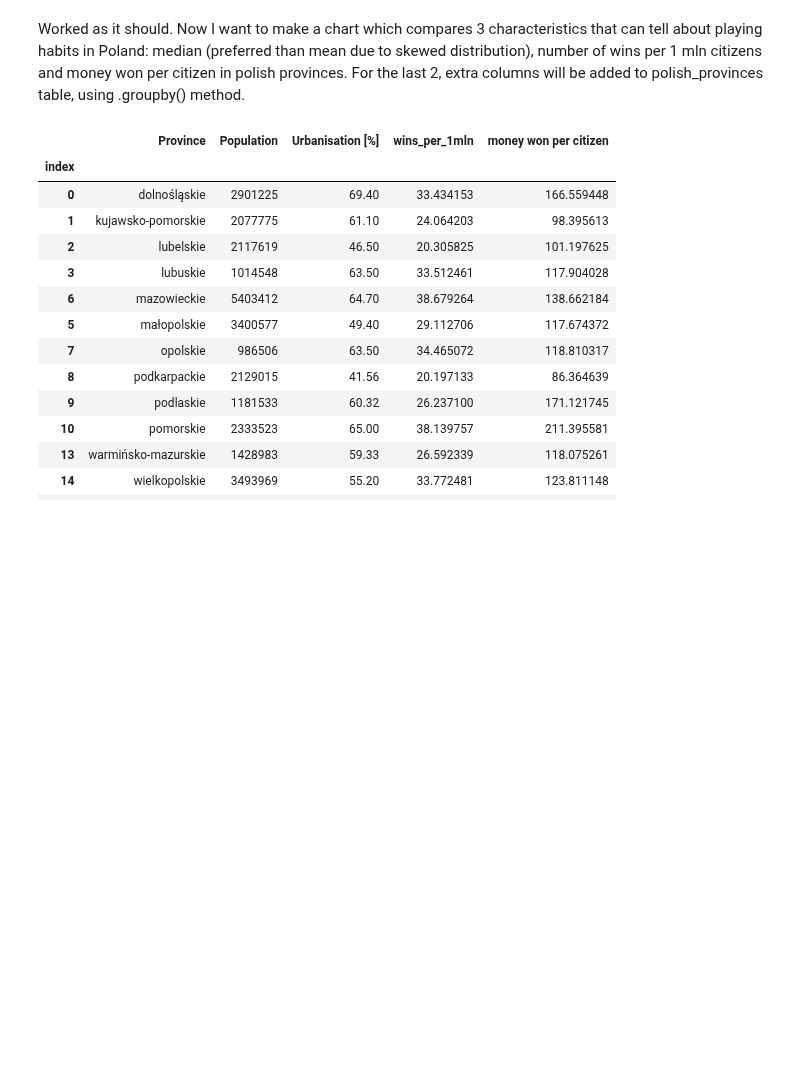
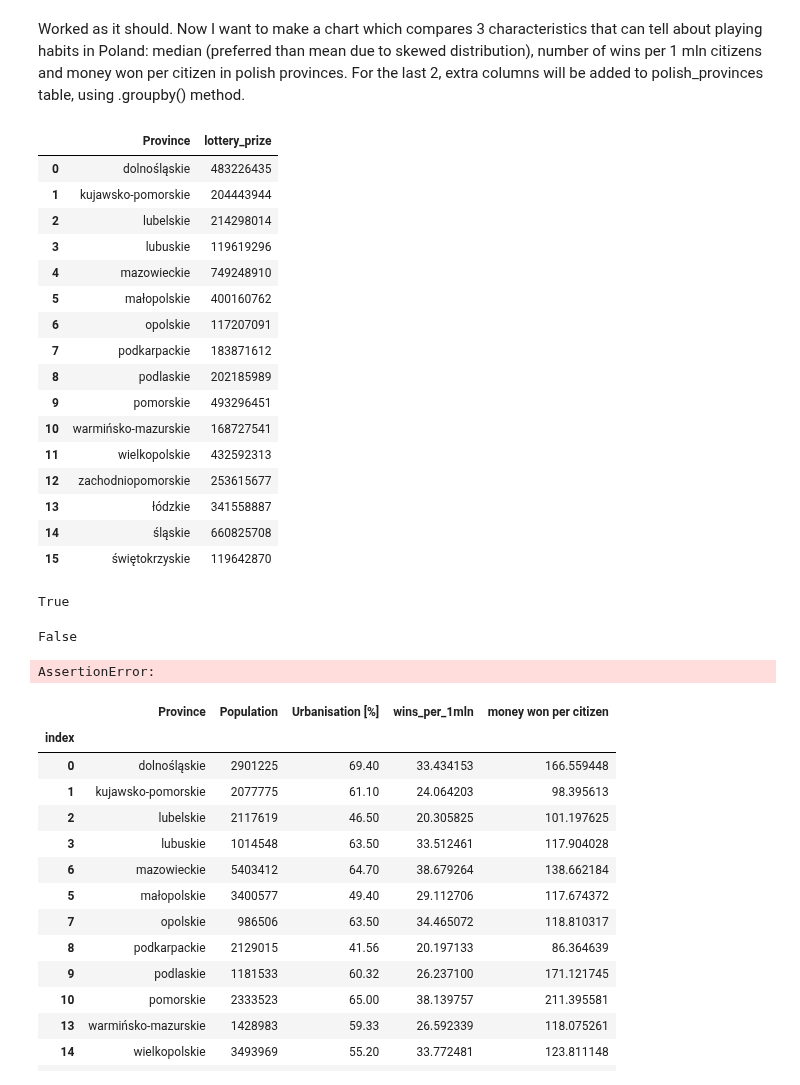
Before and after one commit to piotrsoczewka/Lotto, a Jupyter notebook: Data import and analysis.ipynb, the cells around one changed output. Cells and saved outputs as stored; diff of their text form; code cells hidden in the pictures; blank space fills up the shorter version.

```diff
--- a/Data import and analysis.ipynb
+++ b/Data import and analysis.ipynb
@@ -485,2 +494,22 @@ lottery_data_cities_prov
 # %% [markdown]
 Worked as it should. Now I want to make a chart which compares 3 characteristics that can tell about playing habits  in Poland: median (preferred than mean due to skewed distribution), number of wins per 1 mln citizens and money won per citizen in polish provinces. For the last 2, extra columns will be added to polish_provinces table, using .groupby() method.
+# %%
+lottery_data_cities_prov.groupby('Province')['lottery_prize'].sum().reset_index()
+# %% [output]
+|  | Province | lottery_prize |
+| 0 | dolnośląskie | 483226435 |
+| 1 | kujawsko-pomorskie | 204443944 |
+| 2 | lubelskie | 214298014 |
+| 3 | lubuskie | 119619296 |
+| 4 | mazowieckie | 749248910 |
+| 5 | małopolskie | 400160762 |
+| 6 | opolskie | 117207091 |
+| 7 | podkarpackie | 183871612 |
+| 8 | podlaskie | 202185989 |
+| 9 | pomorskie | 493296451 |
+| 10 | warmińsko-mazurskie | 168727541 |
+| 11 | wielkopolskie | 432592313 |
+| 12 | zachodniopomorskie | 253615677 |
+| 13 | łódzkie | 341558887 |
+| 14 | śląskie | 660825708 |
+| 15 | świętokrzyskie | 119642870 |
@@ -487,3 +521,16 @@ Worked as it should. Now I want to make a chart which compares 3 characteristics
+# %%
+cities_set == cities_unique
+# %% [output]
+True
+# %%
+cities_unique == cities_set
+# %% [output]
+False
+# %%
+ala = 'ma kota'
+assert ala == 'ma psa'
+# %% [output]
+AssertionError:
 # %%
 polish_provinces.sort_values('Province', inplace=True)
 polish_provinces['wins_per_1mln'] = (lottery_data_cities_prov.groupby('Province')['lottery_prize'].count().values /
```
Also changed, not shown: parts of 6 cells of this notebook.
